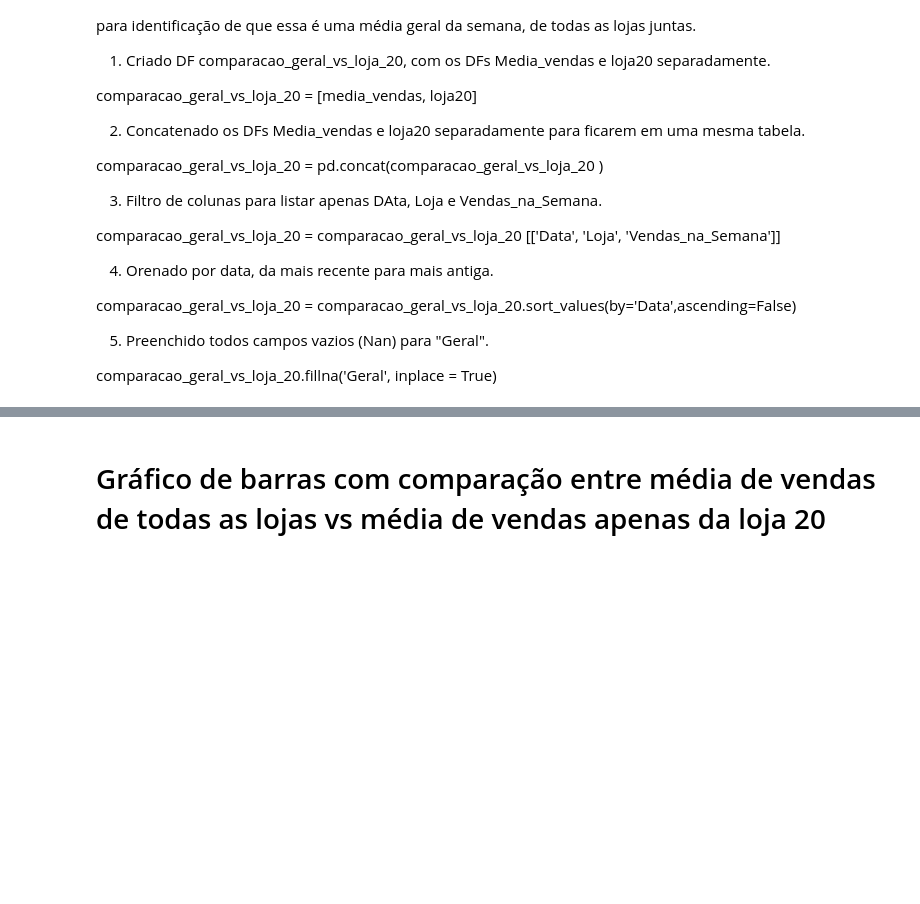
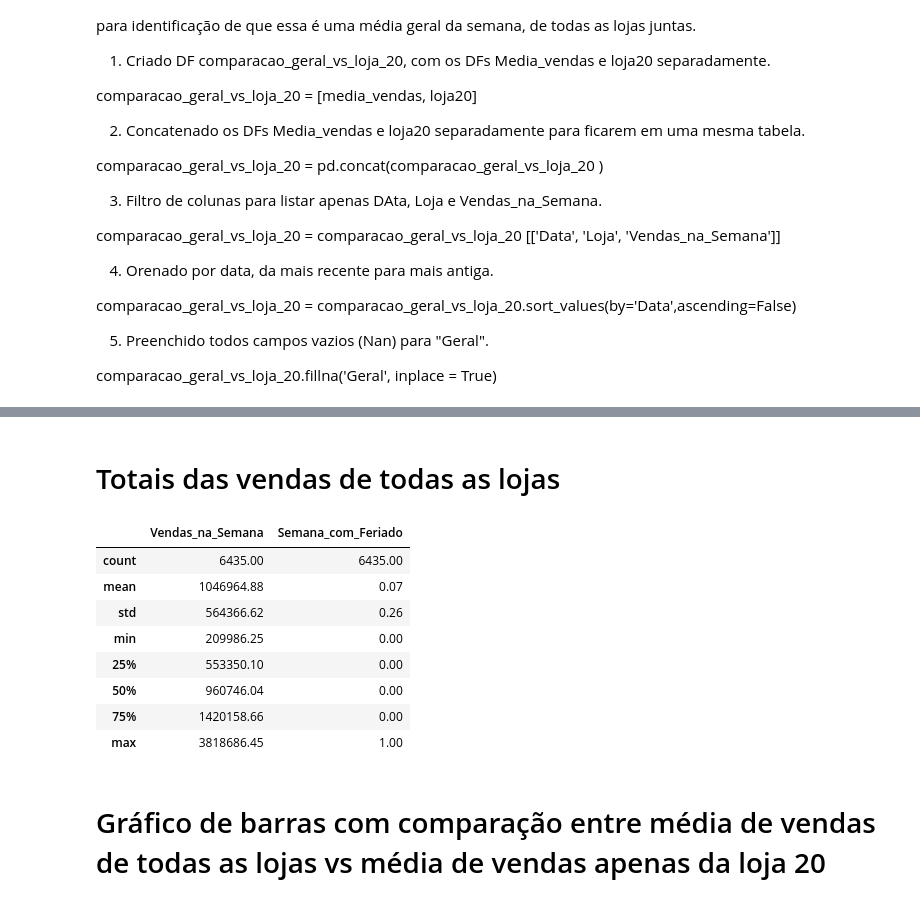
Before and after one commit to BenKefa/projetoGit, a Jupyter notebook: MiniProjeto_DBC_Slot4.ipynb, the cells around one changed output, grey strips where cells are left out. Drawn from its saved outputs; the diff is of its cells as text; code cells hidden in the pictures; blank space fills up the shorter version.

```diff
--- a/MiniProjeto_DBC_Slot4.ipynb
+++ b/MiniProjeto_DBC_Slot4.ipynb
@@ -474,3 +496,20 @@ comparacao_geral_vs_loja_20
+# %% [markdown]
+# Totais das vendas de todas as lojas
+# %%
+df.describe()
+medias = df.describe().round(2)
+medias = medias [['Vendas_na_Semana', 'Semana_com_Feriado']]
+medias
+# %% [output]
+|  | Vendas_na_Semana | Semana_com_Feriado |
+| count | 6435.00 | 6435.00 |
+| mean | 1046964.88 | 0.07 |
+| std | 564366.62 | 0.26 |
+| min | 209986.25 | 0.00 |
+| 25% | 553350.10 | 0.00 |
+| 50% | 960746.04 | 0.00 |
+| 75% | 1420158.66 | 0.00 |
+| max | 3818686.45 | 1.00 |
 # %% [markdown]
 # Gráfico de barras com comparação entre média de vendas de todas as lojas vs média de vendas apenas da loja 20
 # %%
```
Also changed, not shown: parts of 14 cells of this notebook.
